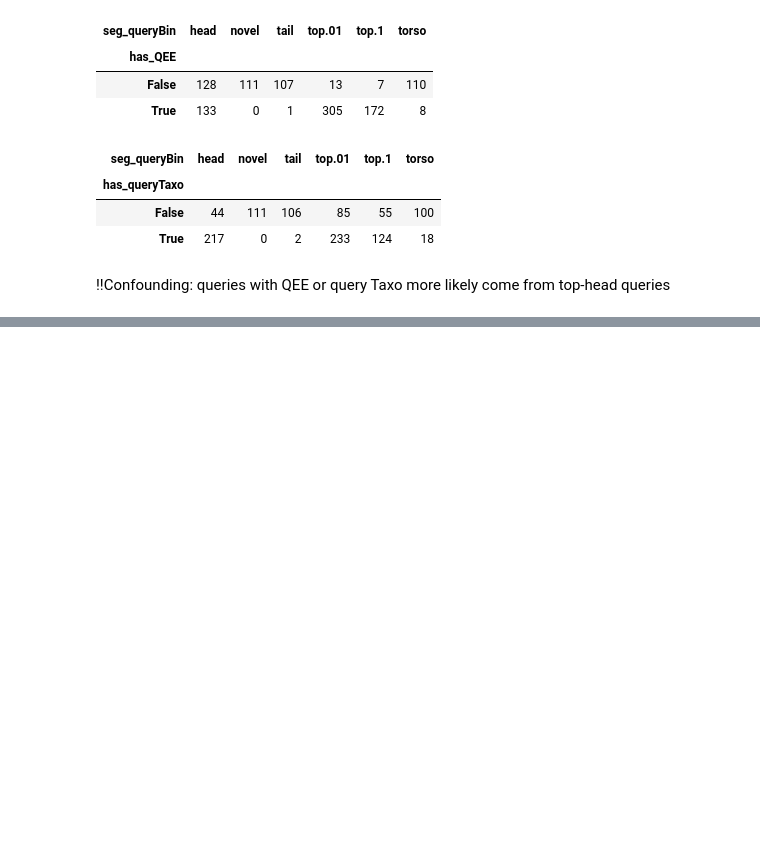
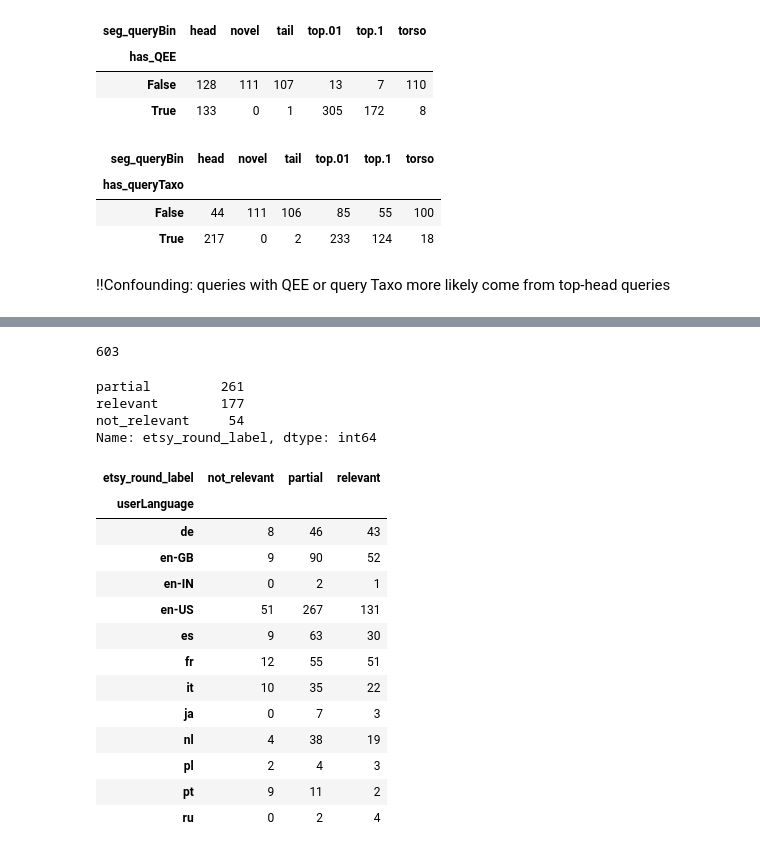
Before and after one commit to yqngzh/yzhang-adhoc-analysis, a Jupyter notebook: 2025H2_exact_match/v3_teacher_segmented_data.ipynb, the cells around one changed output, grey strips where cells are left out. Saved outputs shown, nothing was run; the diff lists cells and outputs as text; code cells hidden in the pictures; blank space fills up the shorter version.

Commit message:
add language segmentation

```diff
--- a/2025H2_exact_match/v3_teacher_segmented_data.ipynb
+++ b/2025H2_exact_match/v3_teacher_segmented_data.ipynb
@@ -262,0 +279,28 @@ pd.crosstab(merged_df.has_queryTaxo, merged_df.seg_queryBin)
+# %%
+merged_df.userLanguage.str.startswith("en").sum()
+# %% [output]
+603
+# %%
+merged_df[~merged_df.userLanguage.str.startswith("en")][utils.GT_FIELD].value_counts()
+# %% [output]
+partial         261
+relevant        177
+not_relevant     54
+Name: etsy_round_label, dtype: int64
+# %%
+pd.crosstab(merged_df.userLanguage, merged_df[utils.GT_FIELD]).sort_index()
+# %% [output]
+| etsy_round_label | not_relevant | partial | relevant |
+| userLanguage |  |  |  |
+| de | 8 | 46 | 43 |
+| en-GB | 9 | 90 | 52 |
+| en-IN | 0 | 2 | 1 |
+| en-US | 51 | 267 | 131 |
+| es | 9 | 63 | 30 |
+| fr | 12 | 55 | 51 |
+| it | 10 | 35 | 22 |
+| ja | 0 | 7 | 3 |
+| nl | 4 | 38 | 19 |
+| pl | 2 | 4 | 3 |
+| pt | 9 | 11 | 2 |
+| ru | 0 | 2 | 4 |
```
Also changed, not shown: parts of 1 cell of this notebook.
